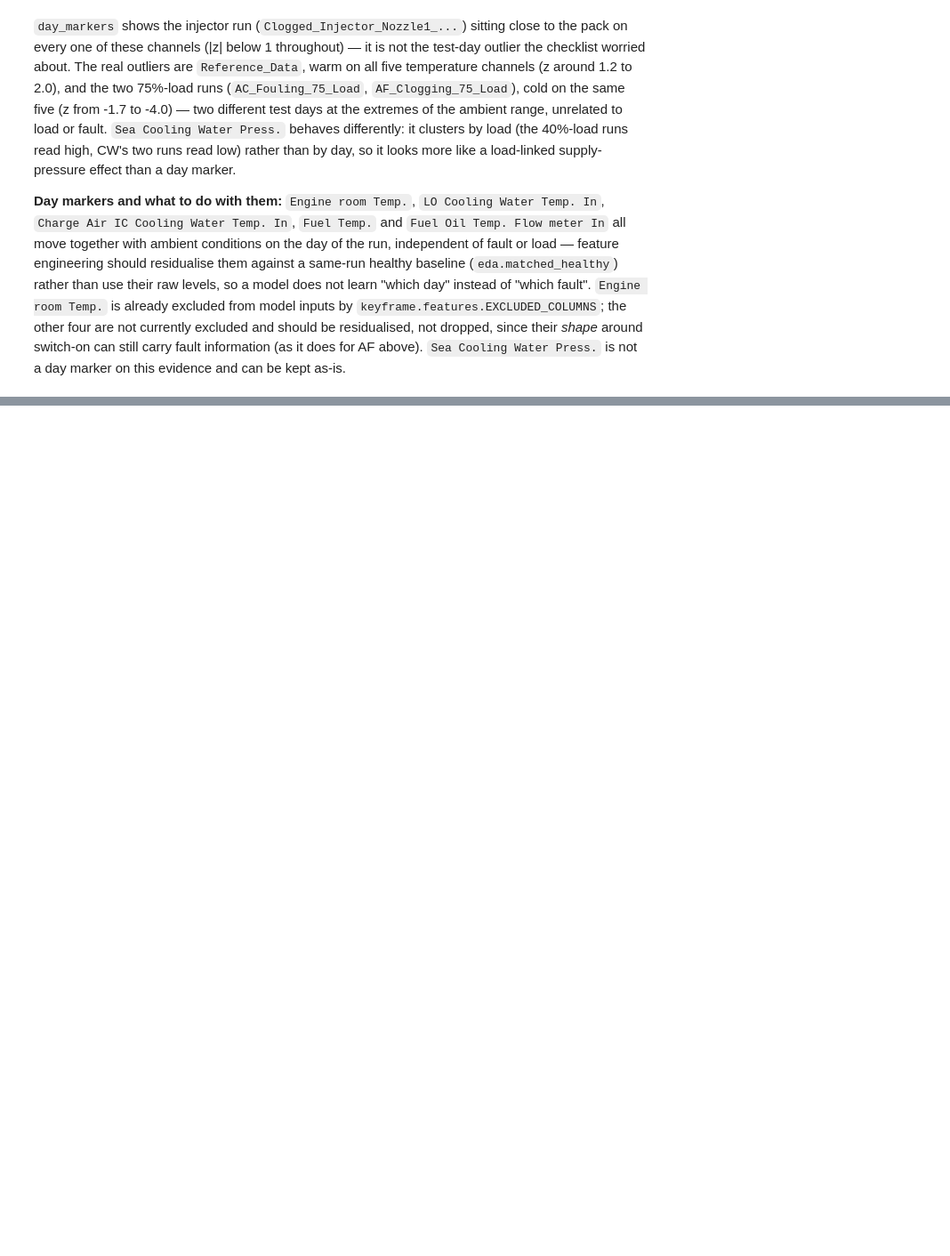
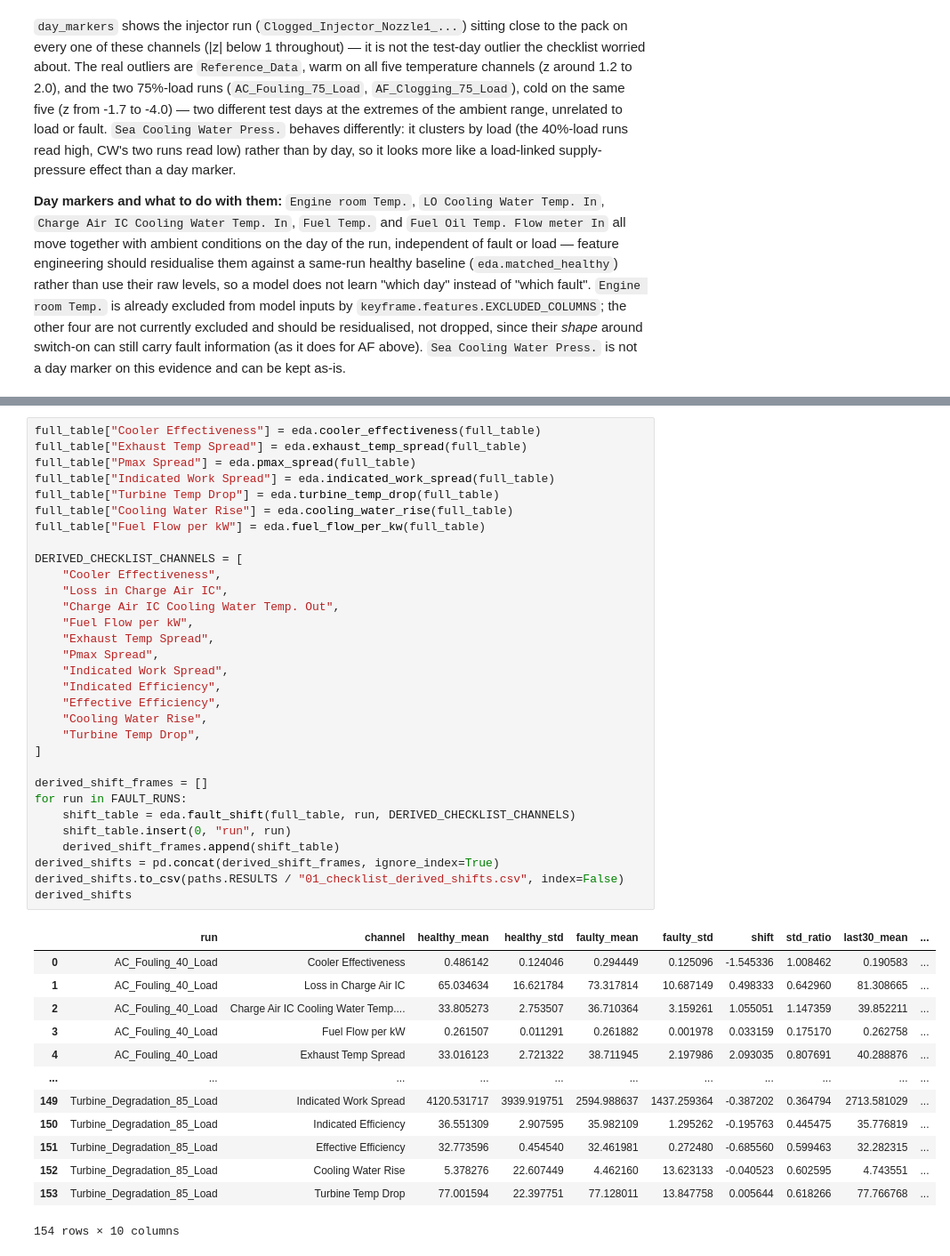
Before and after one commit to MrNahadi/KeyFrame, a Jupyter notebook: notebooks/01_eda.ipynb, the cells around one changed output, grey strips where cells are left out. Shown at 89% size. Cells and saved outputs as stored; diff of their text form; blank space fills up the shorter version.

```diff
--- a/notebooks/01_eda.ipynb
+++ b/notebooks/01_eda.ipynb
@@ -565,0 +577,45 @@ day marker on this evidence and can be kept as-is.
+# %%
+full_table["Cooler Effectiveness"] = eda.cooler_effectiveness(full_table)
+full_table["Exhaust Temp Spread"] = eda.exhaust_temp_spread(full_table)
+full_table["Pmax Spread"] = eda.pmax_spread(full_table)
+full_table["Indicated Work Spread"] = eda.indicated_work_spread(full_table)
+full_table["Turbine Temp Drop"] = eda.turbine_temp_drop(full_table)
+full_table["Cooling Water Rise"] = eda.cooling_water_rise(full_table)
+full_table["Fuel Flow per kW"] = eda.fuel_flow_per_kw(full_table)
+
+DERIVED_CHECKLIST_CHANNELS = [
+    "Cooler Effectiveness",
+    "Loss in Charge Air IC",
+    "Charge Air IC Cooling Water Temp. Out",
+    "Fuel Flow per kW",
+    "Exhaust Temp Spread",
+    "Pmax Spread",
+    "Indicated Work Spread",
+    "Indicated Efficiency",
+    "Effective Efficiency",
+    "Cooling Water Rise",
+    "Turbine Temp Drop",
+]
+
+derived_shift_frames = []
+for run in FAULT_RUNS:
+    shift_table = eda.fault_shift(full_table, run, DERIVED_CHECKLIST_CHANNELS)
+    shift_table.insert(0, "run", run)
+    derived_shift_frames.append(shift_table)
+derived_shifts = pd.concat(derived_shift_frames, ignore_index=True)
+derived_shifts.to_csv(paths.RESULTS / "01_checklist_derived_shifts.csv", index=False)
+derived_shifts
+# %% [output]
+|  | run | channel | healthy_mean | healthy_std | faulty_mean | faulty_std | shift | std_ratio | last30_mean | ... |
+| 0 | AC_Fouling_40_Load | Cooler Effectiveness | 0.486142 | 0.124046 | 0.294449 | 0.125096 | -1.545336 | 1.008462 | 0.190583 | ... |
+| 1 | AC_Fouling_40_Load | Loss in Charge Air IC | 65.034634 | 16.621784 | 73.317814 | 10.687149 | 0.498333 | 0.642960 | 81.308665 | ... |
+| 2 | AC_Fouling_40_Load | Charge Air IC Cooling Water Temp.... | 33.805273 | 2.753507 | 36.710364 | 3.159261 | 1.055051 | 1.147359 | 39.852211 | ... |
+| 3 | AC_Fouling_40_Load | Fuel Flow per kW | 0.261507 | 0.011291 | 0.261882 | 0.001978 | 0.033159 | 0.175170 | 0.262758 | ... |
+| 4 | AC_Fouling_40_Load | Exhaust Temp Spread | 33.016123 | 2.721322 | 38.711945 | 2.197986 | 2.093035 | 0.807691 | 40.288876 | ... |
+| ... | ... | ... | ... | ... | ... | ... | ... | ... | ... | ... |
+| 149 | Turbine_Degradation_85_Load | Indicated Work Spread | 4120.531717 | 3939.919751 | 2594.988637 | 1437.259364 | -0.387202 | 0.364794 | 2713.581029 | ... |
+| 150 | Turbine_Degradation_85_Load | Indicated Efficiency | 36.551309 | 2.907595 | 35.982109 | 1.295262 | -0.195763 | 0.445475 | 35.776819 | ... |
+| 151 | Turbine_Degradation_85_Load | Effective Efficiency | 32.773596 | 0.454540 | 32.461981 | 0.272480 | -0.685560 | 0.599463 | 32.282315 | ... |
+| 152 | Turbine_Degradation_85_Load | Cooling Water Rise | 5.378276 | 22.607449 | 4.462160 | 13.623133 | -0.040523 | 0.602595 | 4.743551 | ... |
+| 153 | Turbine_Degradation_85_Load | Turbine Temp Drop | 77.001594 | 22.397751 | 77.128011 | 13.847758 | 0.005644 | 0.618266 | 77.766768 | ... |
+154 rows × 10 columns
```
Also changed, not shown: parts of 3 cells of this notebook, 4 other files.
